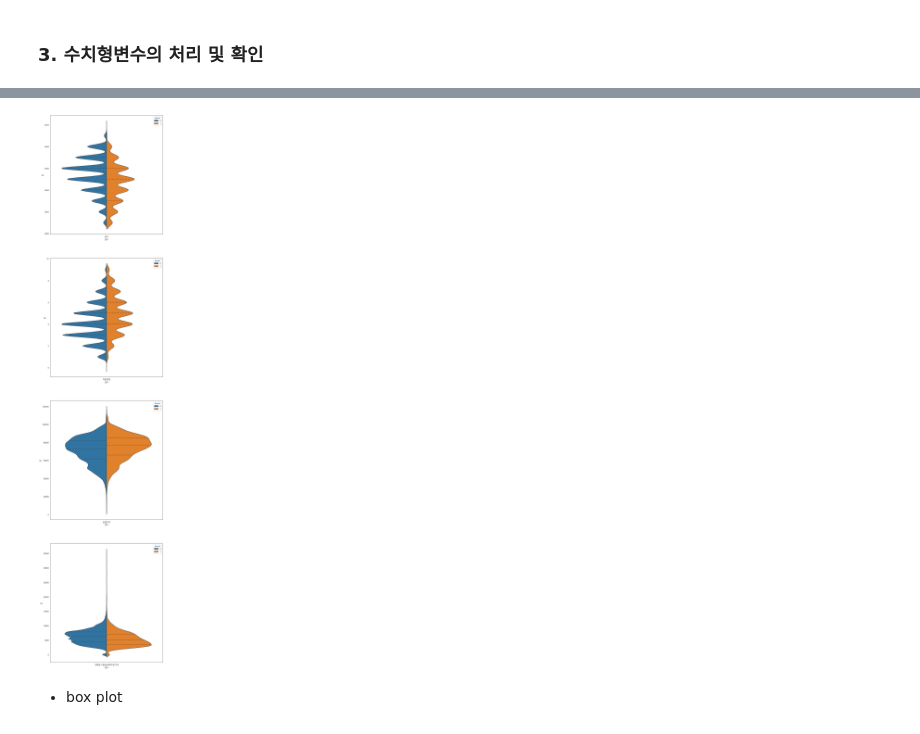
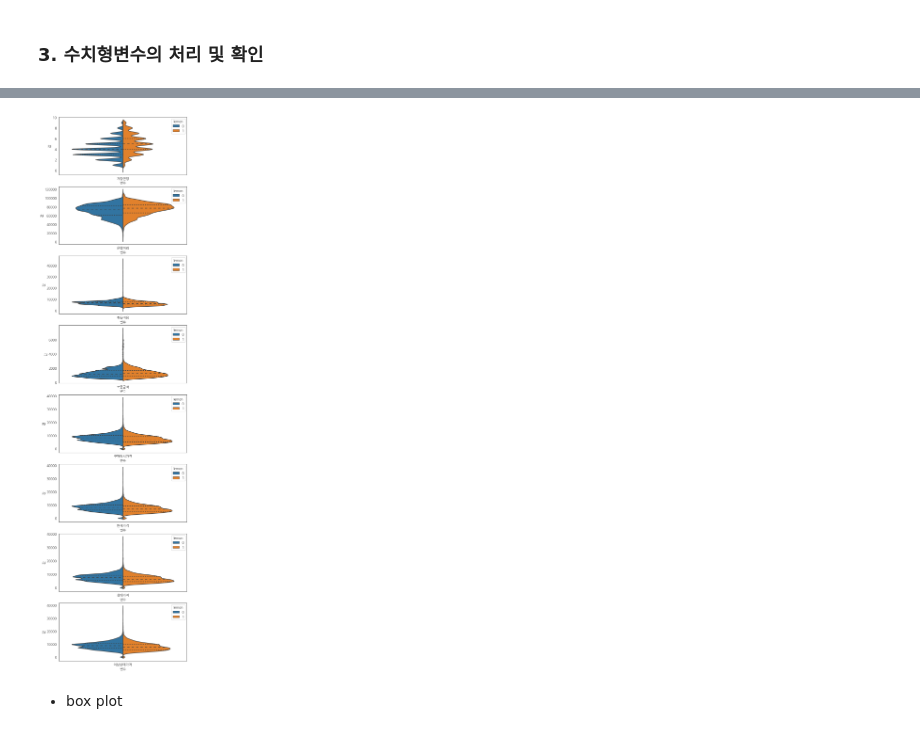
Before and after one commit to Hwijune/hackt, a Jupyter notebook: 04_ML/L04_02_Lemon_CASE_Example.ipynb, the cells around one changed output, grey strips where cells are left out. Saved outputs shown, nothing was run; the diff lists cells and outputs as text; code cells hidden in the pictures.

```diff
--- a/04_ML/L04_02_Lemon_CASE_Example.ipynb
+++ b/04_ML/L04_02_Lemon_CASE_Example.ipynb
@@ -366,0 +433,5 @@ memory usage: 14.0 MB
+# %%
+# - 변속기 : 이진변환(Auto여부)
+non_col = ['AUTO']
+lemon['Auto여부'] = lemon_cat.변속기.isin(non_col).astype('int')
+lemon.info()
@@ -367,2 +456,8 @@ memory usage: 14.0 MB
 # %% [markdown]
 ### 3. 수치형변수의 처리 및 확인
+# %%
+#연식, 연령 비슷해서 하나 없애기
+#구매당시랑 현재랑 똑같이 생겨서 그냥 중요도 높은 평균만썼음
+#'구매당시평균상태차량가격', '구매당시평균이상상태차량가격', '구매당시평균상태소매가격', '구매당시평균이상상태소매가격'
+cols = ['연식']
+lemon = lemon.drop(columns=cols)
@@ -368,0 +484,10 @@ memory usage: 14.0 MB
+# %%
+#결측치 처리
+lemon['구매당시평균상태차량가격'] = lemon['구매당시평균상태차량가격'].fillna(lemon['구매당시평균상태차량가격'].median())
+lemon['구매당시평균이상상태차량가격'] = lemon['구매당시평균이상상태차량가격'].fillna(lemon['구매당시평균이상상태차량가격'].median())
+lemon['구매당시평균상태소매가격'] = lemon['구매당시평균상태소매가격'].fillna(lemon['구매당시평균상태소매가격'].median())
+lemon['구매당시평균이상상태소매가격'] = lemon['구매당시평균이상상태소매가격'].fillna(lemon['구매당시평균이상상태소매가격'].median())
+lemon['현재평균상태가격'] = lemon['현재평균상태가격'].fillna(lemon['현재평균상태가격'].median())
+lemon['현재평균이상상태가격'] = lemon['현재평균이상상태가격'].fillna(lemon['현재평균이상상태가격'].median())
+lemon['현재평균상태소매가격'] = lemon['현재평균상태소매가격'].fillna(lemon['현재평균상태소매가격'].median())
+lemon['현재평균이상상태소매가격'] = lemon['현재평균이상상태소매가격'].fillna(lemon['현재평균이상상태소매가격'].median())
@@ -369,5 +514,16 @@ memory usage: 14.0 MB
 # %%
-col = ['lemon','연식','차량연령', '운행거리', '구매당시평균상태차량가격']
+col = ['lemon','차량연령', '운행거리', '취득비용', '보증금액']
+
 my_df = lemon[col]
-my_df.info()
+# my_df['평균상태가격'] = (lemon['현재평균상태가격'] + lemon['현재평균상태소매가격'])/2
+# my_df['평균이상상태가격'] = (lemon['현재평균이상상태가격'] + lemon['현재평균이상상태소매가격'])/2
+# my_df['구매상태가격'] = (lemon['구매당시평균상태차량가격'] + lemon['구매당시평균상태소매가격'])/2
+# my_df['구매이상상태가격'] = (lemon['구매당시평균이상상태차량가격'] + lemon['구매당시평균이상상태소매가격'])/2
+
+my_df['구매당시가격'] = (lemon['현재평균상태가격'] + lemon['현재평균상태소매가격'] + lemon['현재평균이상상태가격'] + lemon['현재평균이상상태소매가격'])/4
+my_df['현재가격'] = (lemon['구매당시평균상태차량가격'] + lemon['구매당시평균상태소매가격'] + lemon['구매당시평균이상상태차량가격'] + lemon['구매당시평균이상상태소매가격'])/4
+my_df['상태가격'] = (lemon['현재평균상태가격'] + lemon['현재평균상태소매가격'] + lemon['구매당시평균상태차량가격'] + lemon['구매당시평균상태소매가격'])/4
+my_df['이상상태가격'] = (lemon['현재평균이상상태가격'] + lemon['현재평균이상상태소매가격'] + lemon['구매당시평균이상상태차량가격'] + lemon['구매당시평균이상상태소매가격'])/4
+
+my_df.head()
 # %% [output]
@@ -398,9 +569,9 @@ graph_data.head()
 # %%
-fig, ax = plt.subplots(nrows=graph_data.변수.nunique(), ncols=1, figsize=(10,50))
+fig, ax = plt.subplots(nrows=graph_data.변수.nunique(), ncols=1, figsize=(7,30))
 for i, a in zip(graph_data.변수.unique(), ax):
     sns.violinplot(x='변수', y='값', hue='lemon', data=graph_data[graph_data.변수==i], ax=a, inner='quartile', split=True)
 # %% [output]
-[figure, old version]
+[figure, new version]
 # %% [markdown]
 - box plot
 # %%
```
Also changed, not shown: parts of 57 cells of this notebook, 22 other files.
